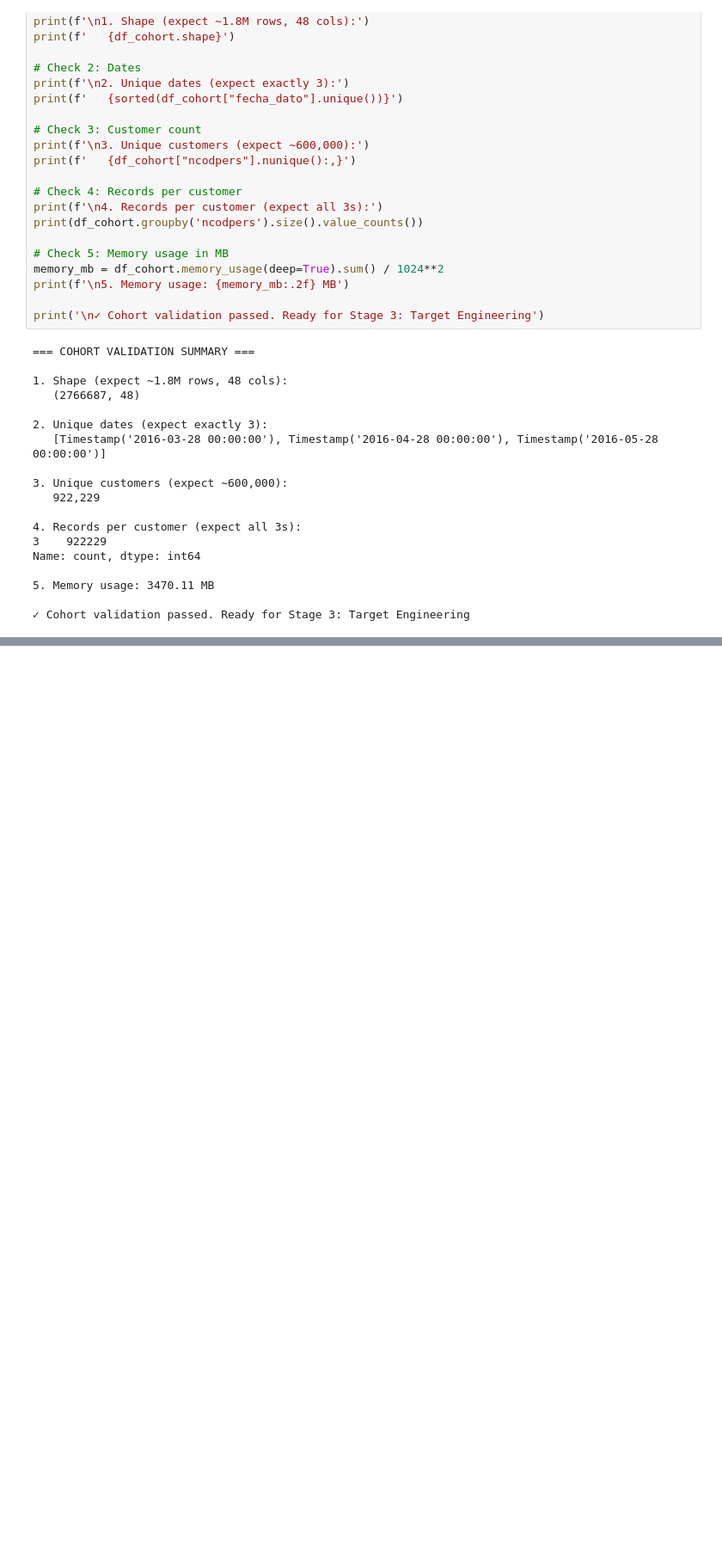
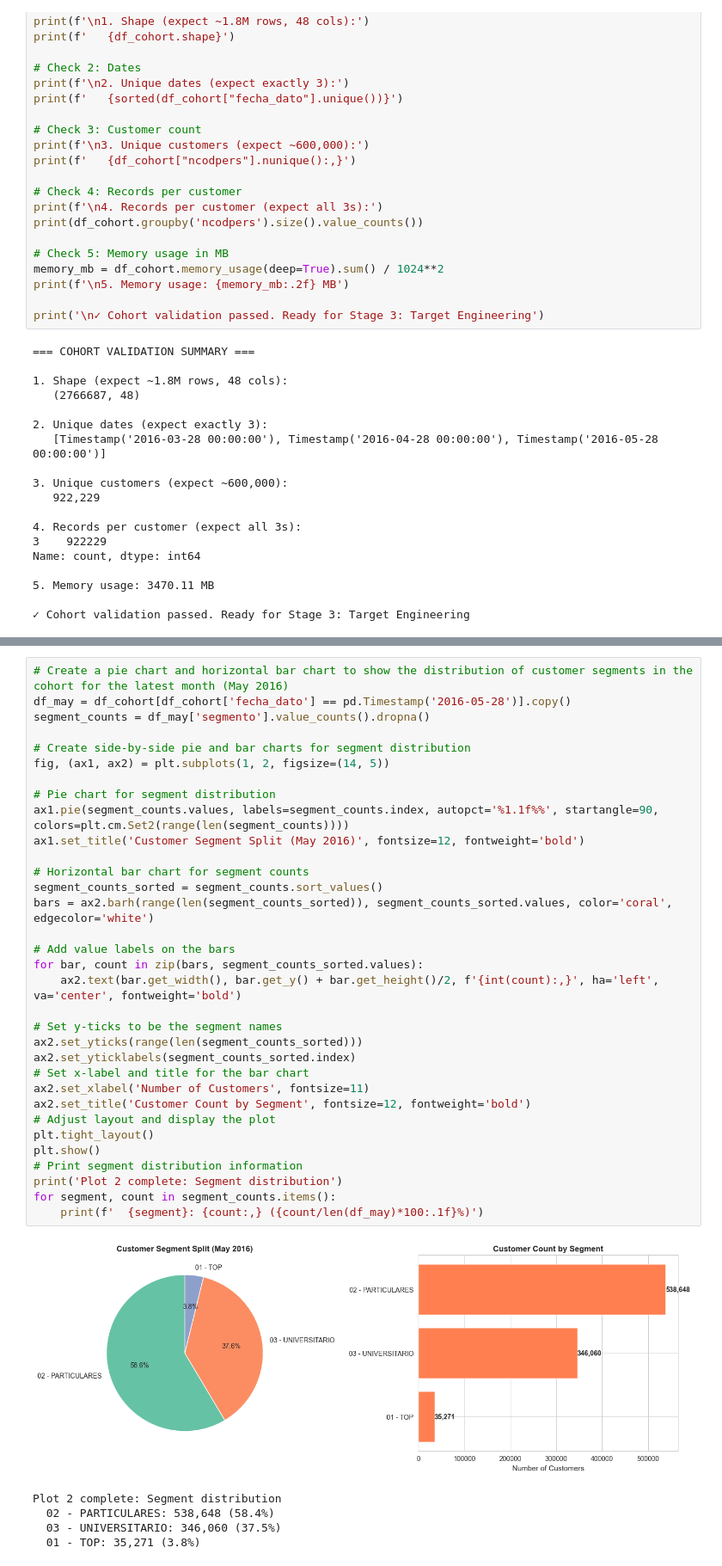
Before and after one commit to richyfabz/Santander_recommendation_sys, a Jupyter notebook: notebooks/02_cohort_selection.ipynb, the cells around one changed output, grey strips where cells are left out. Shown at 86% size. Drawn from its saved outputs; the diff is of its cells as text; blank space fills up the shorter version.

```diff
--- a/notebooks/02_cohort_selection.ipynb
+++ b/notebooks/02_cohort_selection.ipynb
@@ -267,0 +336,39 @@ Name: count, dtype: int64
+# %%
+# Create a pie chart and horizontal bar chart to show the distribution of customer segments in the cohort for the latest month (May 2016)
+df_may = df_cohort[df_cohort['fecha_dato'] == pd.Timestamp('2016-05-28')].copy()
+segment_counts = df_may['segmento'].value_counts().dropna()
+
+# Create side-by-side pie and bar charts for segment distribution
+fig, (ax1, ax2) = plt.subplots(1, 2, figsize=(14, 5))
+
+# Pie chart for segment distribution
+ax1.pie(segment_counts.values, labels=segment_counts.index, autopct='%1.1f%%', startangle=90, colors=plt.cm.Set2(range(len(segment_counts))))
+ax1.set_title('Customer Segment Split (May 2016)', fontsize=12, fontweight='bold')
+
+# Horizontal bar chart for segment counts
+segment_counts_sorted = segment_counts.sort_values()
+bars = ax2.barh(range(len(segment_counts_sorted)), segment_counts_sorted.values, color='coral', edgecolor='white')
+
+# Add value labels on the bars
+for bar, count in zip(bars, segment_counts_sorted.values):
+    ax2.text(bar.get_width(), bar.get_y() + bar.get_height()/2, f'{int(count):,}', ha='left', va='center', fontweight='bold')
+
+# Set y-ticks to be the segment names
+ax2.set_yticks(range(len(segment_counts_sorted)))
+ax2.set_yticklabels(segment_counts_sorted.index)
+# Set x-label and title for the bar chart
+ax2.set_xlabel('Number of Customers', fontsize=11)
+ax2.set_title('Customer Count by Segment', fontsize=12, fontweight='bold')
+# Adjust layout and display the plot
+plt.tight_layout()
+plt.show()
+# Print segment distribution information
+print('Plot 2 complete: Segment distribution')
+for segment, count in segment_counts.items():
+    print(f'  {segment}: {count:,} ({count/len(df_may)*100:.1f}%)')
+# %% [output]
+[figure, added]
+Plot 2 complete: Segment distribution
+  02 - PARTICULARES: 538,648 (58.4%)
+  03 - UNIVERSITARIO: 346,060 (37.5%)
+  01 - TOP: 35,271 (3.8%)
```
Also changed, not shown: parts of 13 cells of this notebook.
